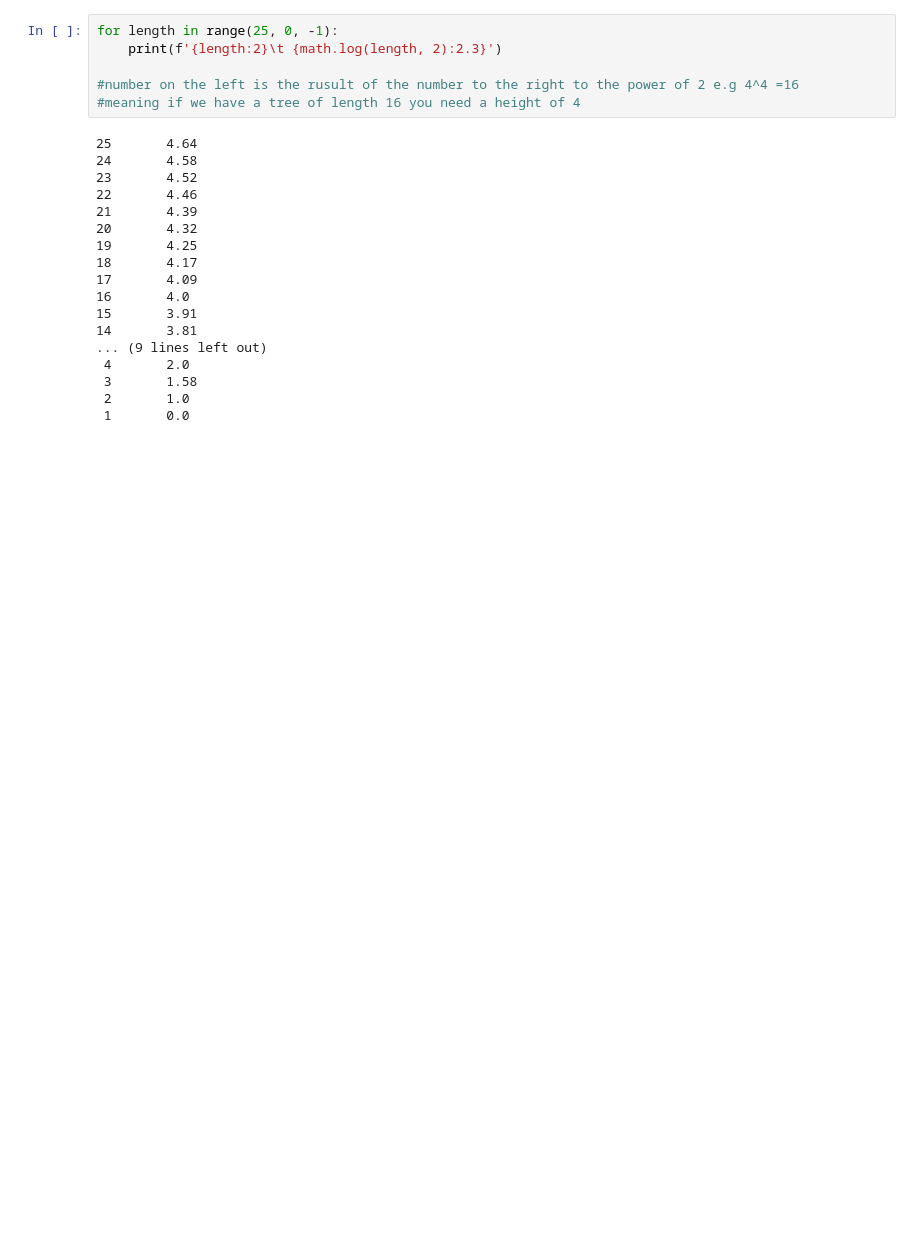
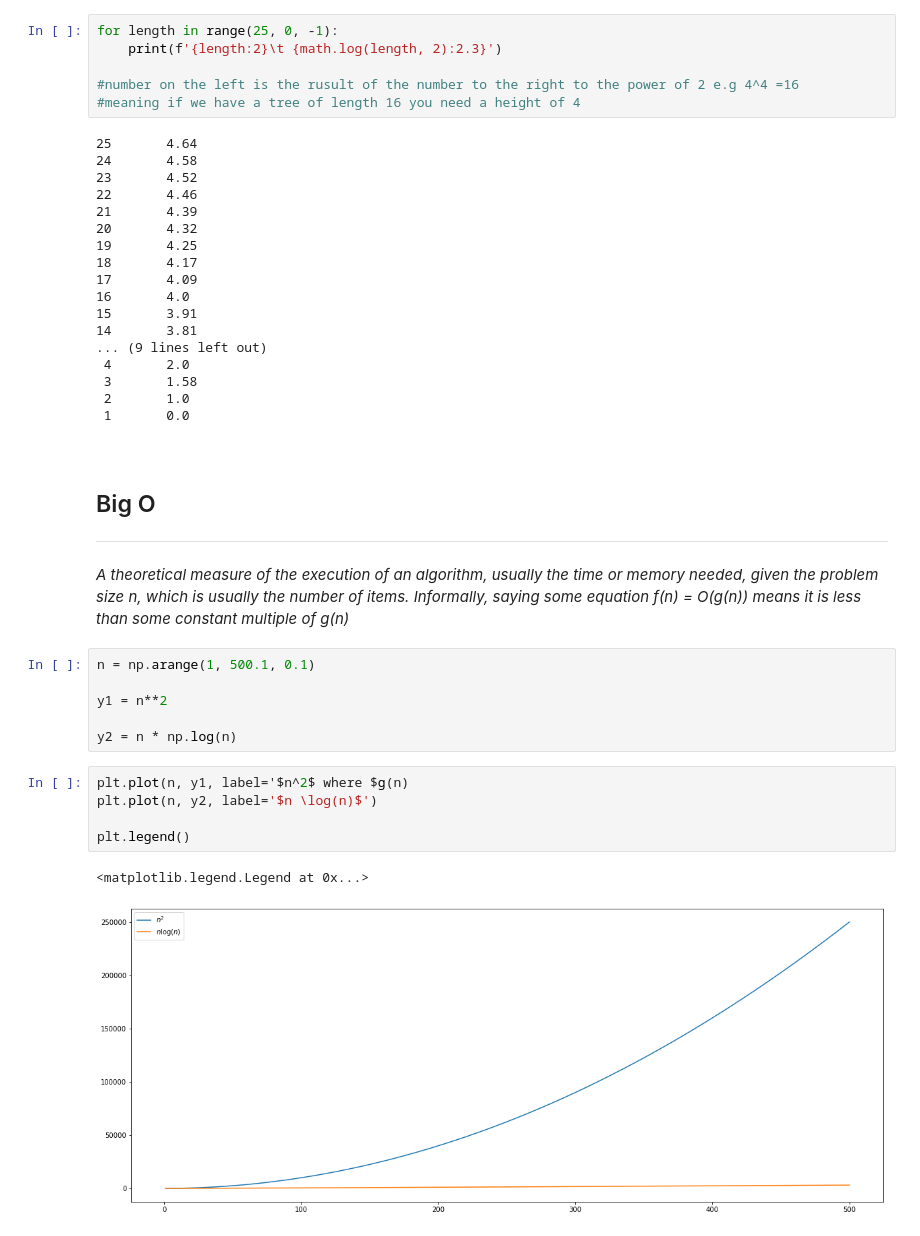
Before and after one commit to patrickmurphy2020/heapsort, a Jupyter notebook: HeapSort.ipynb, the cells around one changed output. Cells and saved outputs as stored; diff of their text form; blank space fills up the shorter version.

```diff
--- a/HeapSort.ipynb
+++ b/HeapSort.ipynb
@@ -494,3 +494,25 @@ for length in range(25, 0, -1):
  3       1.58
  2       1.0
  1       0.0
+# %% [markdown]
+<br>
+
+## Big O
+
+***
+# %% [markdown]
+<i> A theoretical measure of the execution of an algorithm, usually the time or memory needed, given the problem size n, which is usually the number of items. Informally, saying some equation f(n) = O(g(n)) means it is less than some constant multiple of g(n)</i>
+# %%
+n = np.arange(1, 500.1, 0.1)
+
+y1 = n**2
+
+y2 = n * np.log(n)
+# %%
+plt.plot(n, y1, label='$n^2$ where $g(n)
+plt.plot(n, y2, label='$n \log(n)$')
+
+plt.legend()
+# %% [output]
+<matplotlib.legend.Legend at 0x...>
+[figure, added]
```
Also changed, not shown: parts of 5 cells of this notebook.
